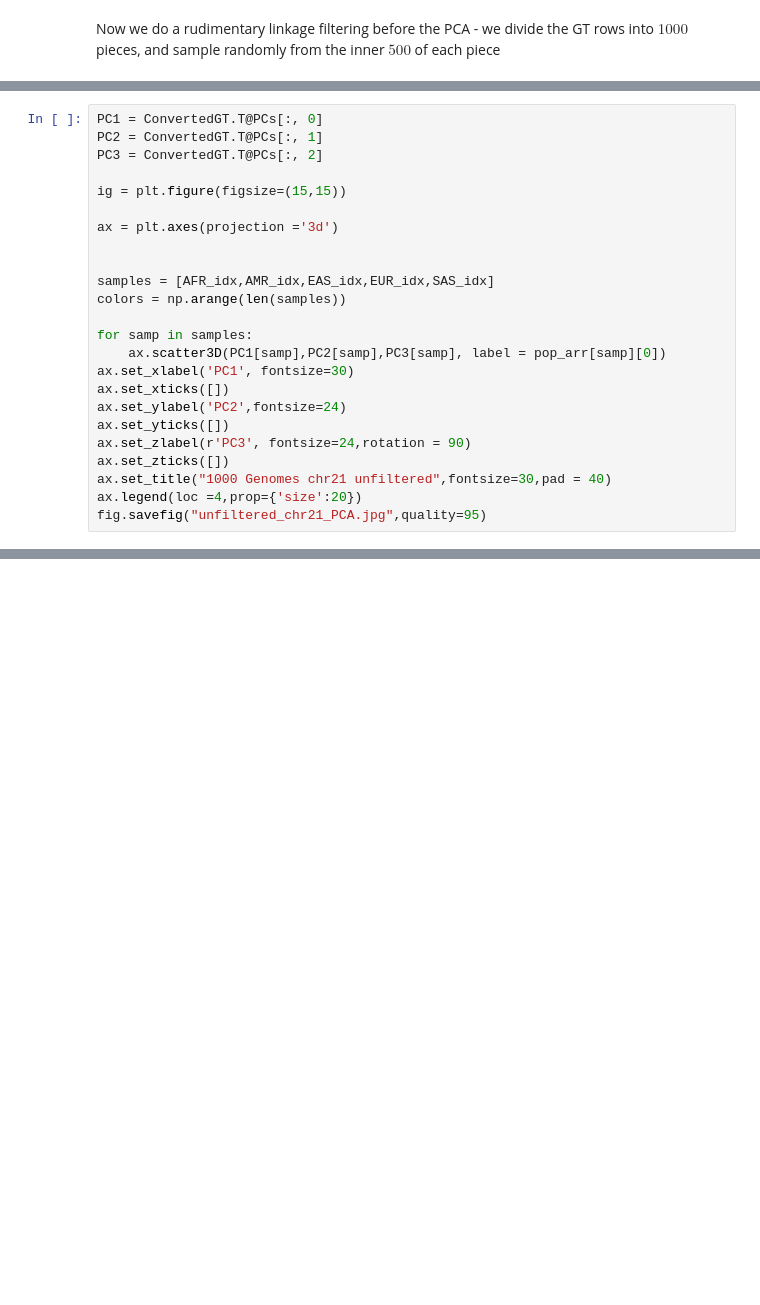
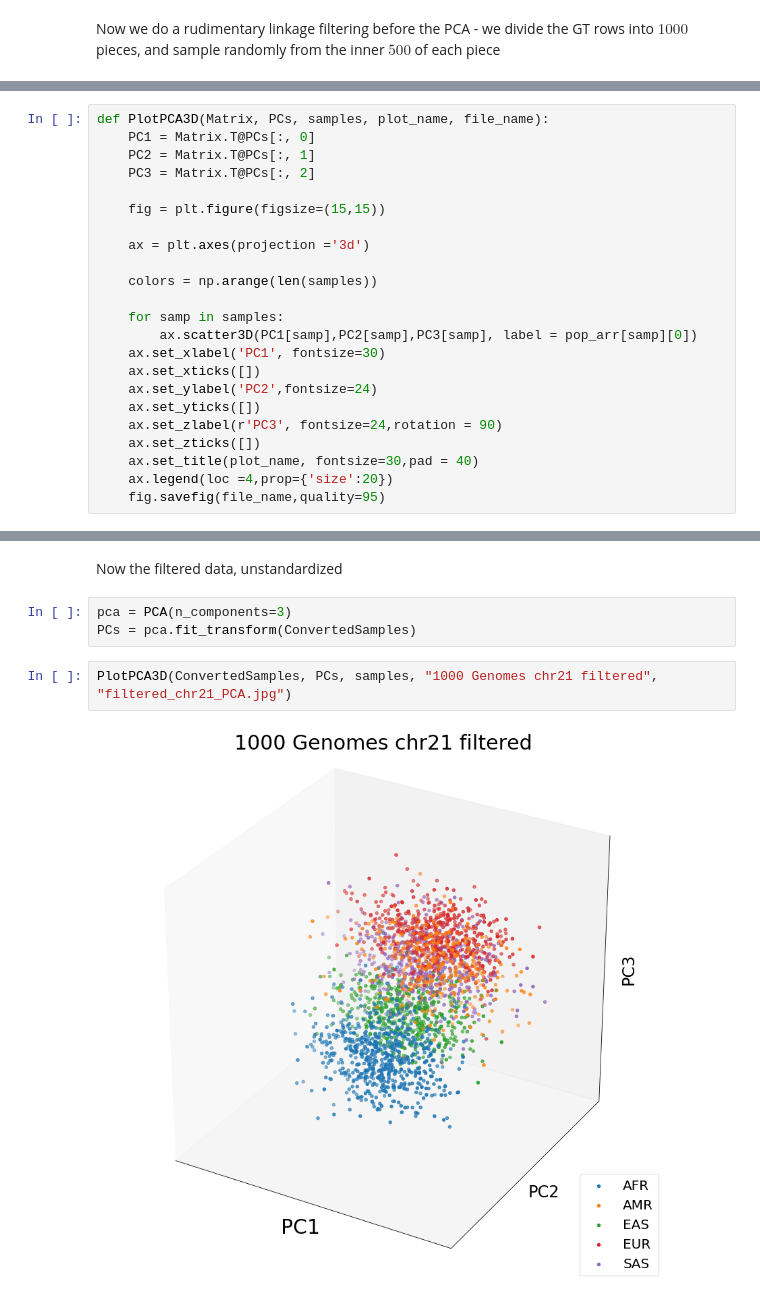
Before and after one commit to chrisporras/1000Genomes-PCA, a Jupyter notebook: notebooks/Manual_PCA1000Genome.ipynb, the cells around one changed output, grey strips where cells are left out. Cells and saved outputs as stored; diff of their text form; blank space fills up the shorter version.

```diff
--- a/notebooks/Manual_PCA1000Genome.ipynb
+++ b/notebooks/Manual_PCA1000Genome.ipynb
@@ -273,24 +298,23 @@ PCs = pca.fit_transform(ConvertedGT)
 # %%
-PC1 = ConvertedGT.T@PCs[:, 0]
-PC2 = ConvertedGT.T@PCs[:, 1]
-PC3 = ConvertedGT.T@PCs[:, 2]
+def PlotPCA3D(Matrix, PCs, samples, plot_name, file_name):
+    PC1 = Matrix.T@PCs[:, 0]
+    PC2 = Matrix.T@PCs[:, 1]
+    PC3 = Matrix.T@PCs[:, 2]
 
-ig = plt.figure(figsize=(15,15))
+    fig = plt.figure(figsize=(15,15))
 
-ax = plt.axes(projection ='3d')
+    ax = plt.axes(projection ='3d')
 
+    colors = np.arange(len(samples))
 
-samples = [AFR_idx,AMR_idx,EAS_idx,EUR_idx,SAS_idx]
-colors = np.arange(len(samples))
-
-for samp in samples:
-    ax.scatter3D(PC1[samp],PC2[samp],PC3[samp], label = pop_arr[samp][0])
-ax.set_xlabel('PC1', fontsize=30)
-ax.set_xticks([])
-ax.set_ylabel('PC2',fontsize=24)
-ax.set_yticks([])
-ax.set_zlabel(r'PC3', fontsize=24,rotation = 90)
-ax.set_zticks([])
-ax.set_title("1000 Genomes chr21 unfiltered",fontsize=30,pad = 40)
-ax.legend(loc =4,prop={'size':20})
-fig.savefig("unfiltered_chr21_PCA.jpg",quality=95)
+    for samp in samples:
+        ax.scatter3D(PC1[samp],PC2[samp],PC3[samp], label = pop_arr[samp][0])
+    ax.set_xlabel('PC1', fontsize=30)
+    ax.set_xticks([])
+    ax.set_ylabel('PC2',fontsize=24)
+    ax.set_yticks([])
+    ax.set_zlabel(r'PC3', fontsize=24,rotation = 90)
+    ax.set_zticks([])
+    ax.set_title(plot_name, fontsize=30,pad = 40)
+    ax.legend(loc =4,prop={'size':20})
+    fig.savefig(file_name,quality=95)
@@ -330,0 +385,9 @@ plt.savefig("unfiltered_chr21_PC2PC3.jpg",quality=95)
+# %% [markdown]
+Now the filtered data, unstandardized
+# %%
+pca = PCA(n_components=3)
+PCs = pca.fit_transform(ConvertedSamples)
+# %%
+PlotPCA3D(ConvertedSamples, PCs, samples, "1000 Genomes chr21 filtered", "filtered_chr21_PCA.jpg")
+# %% [output]
+[figure, added]
```
Also changed, not shown: parts of 34 cells of this notebook.
